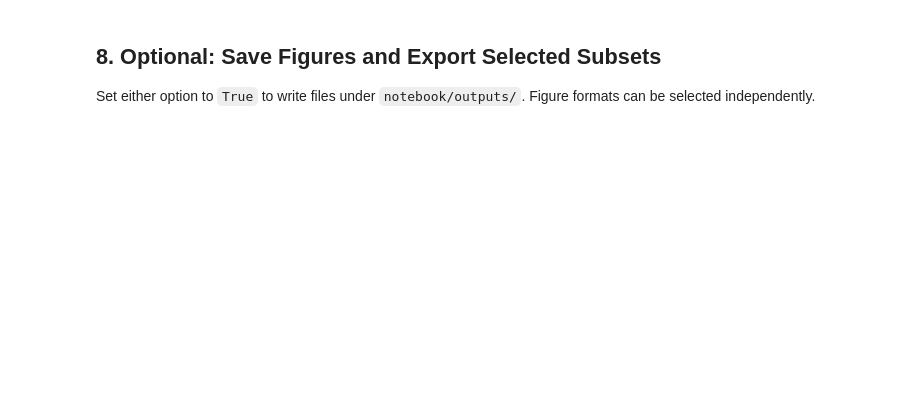
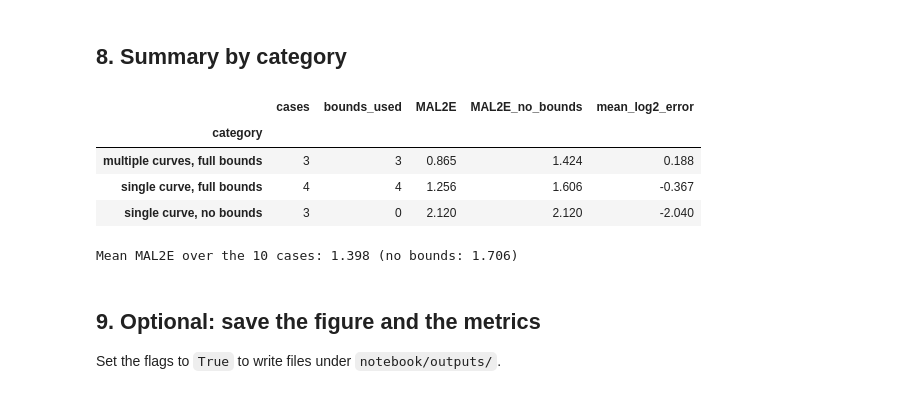
Before and after one commit to simulations-plus/pk-datasets, a Jupyter notebook: notebook/data_read.ipynb, the cells around one changed output. Cells and saved outputs as stored; diff of their text form; code cells hidden in the pictures; blank space fills up the shorter version.

Commit message:
Adding the 10-curves use case illustrating the way the metrics were calculated.

```diff
--- a/notebook/data_read.ipynb
+++ b/notebook/data_read.ipynb
@@ -281,0 +157,7 @@ Multiple-replicate plot: 49 observations, 4 replicate(s), 18 distinct time point
+# %%
+SETTINGS = {
+    "with bounds": hm.MetricSettings(),
+    "no bounds": hm.MetricSettings(use_error_bounds=False),
+}
+LOG_Y = False  # log concentration axis in the figures
+SETTINGS
@@ -281,0 +172,17 @@ Multiple-replicate plot: 49 observations, 4 replicate(s), 18 distinct time point
+# %%
+rows = []
+for _, case in cases.iterrows():
+    replicates = hm.replicate_frames(measured_by_case[case["_key"]])
+    prediction = predicted_by_case[case["_key"]]
+    for name, settings in SETTINGS.items():
+        rows.append({"case": case["case"], "settings": name, **hm.case_metrics(replicates, prediction, settings)})
+metrics_long = pd.DataFrame(rows)
+
+primary = metrics_long[metrics_long["settings"] == "with bounds"].set_index("case")
+plain = metrics_long[metrics_long["settings"] == "no bounds"].set_index("case")
+metrics = cases.set_index("case")[["category", "replicates"]].join(
+    primary[["bounds_used", "n_points", "n_valid_points", "Mean_Absolute_Log2_Error", "Mean_Log2_Error", "RMSE_Log2", "R_squared"]]
+)
+metrics.insert(metrics.columns.get_loc("Mean_Absolute_Log2_Error") + 1, "MAL2E no bounds", plain["Mean_Absolute_Log2_Error"])
+metrics = metrics.rename(columns={"Mean_Absolute_Log2_Error": "MAL2E"})
+display(metrics.round(3))
@@ -282,5 +229,25 @@ Multiple-replicate plot: 49 observations, 4 replicate(s), 18 distinct time point
+# %% [markdown]
+## 8. Summary by category
+# %%
+summary = metrics.groupby("category").agg(
+    cases=("replicates", "size"),
+    bounds_used=("bounds_used", "sum"),
+    MAL2E=("MAL2E", "mean"),
+    MAL2E_no_bounds=("MAL2E no bounds", "mean"),
+    mean_log2_error=("Mean_Log2_Error", "mean"),
+)
+display(summary.round(3))
+print(f"Mean MAL2E over the {len(metrics)} cases: {metrics['MAL2E'].mean():.3f} "
+      f"(no bounds: {metrics['MAL2E no bounds'].mean():.3f})")
+# %% [output]
+|  | cases | bounds_used | MAL2E | MAL2E_no_bounds | mean_log2_error |
+| category |  |  |  |  |  |
+| multiple curves, full bounds | 3 | 3 | 0.865 | 1.424 | 0.188 |
+| single curve, full bounds | 4 | 4 | 1.256 | 1.606 | -0.367 |
+| single curve, no bounds | 3 | 0 | 2.120 | 2.120 | -2.040 |
+Mean MAL2E over the 10 cases: 1.398 (no bounds: 1.706)
 # %% [markdown]
-## 8. Optional: Save Figures and Export Selected Subsets
+## 9. Optional: save the figure and the metrics
 
-Set either option to `True` to write files under `notebook/outputs/`. Figure formats can be selected independently.
+Set the flags to `True` to write files under `notebook/outputs/`.
 # %%
```
Also changed, not shown: parts of 29 cells of this notebook, 2 other files.
